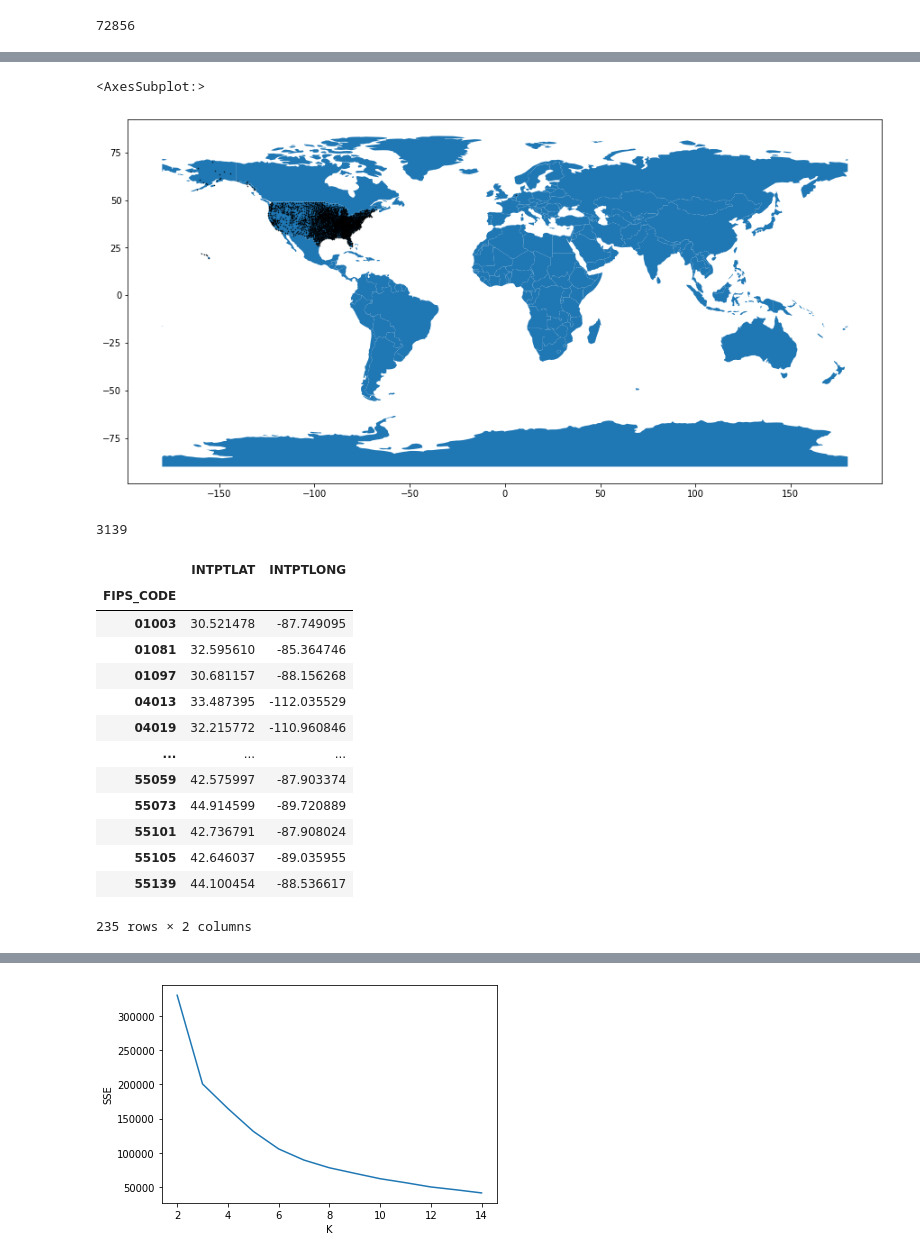
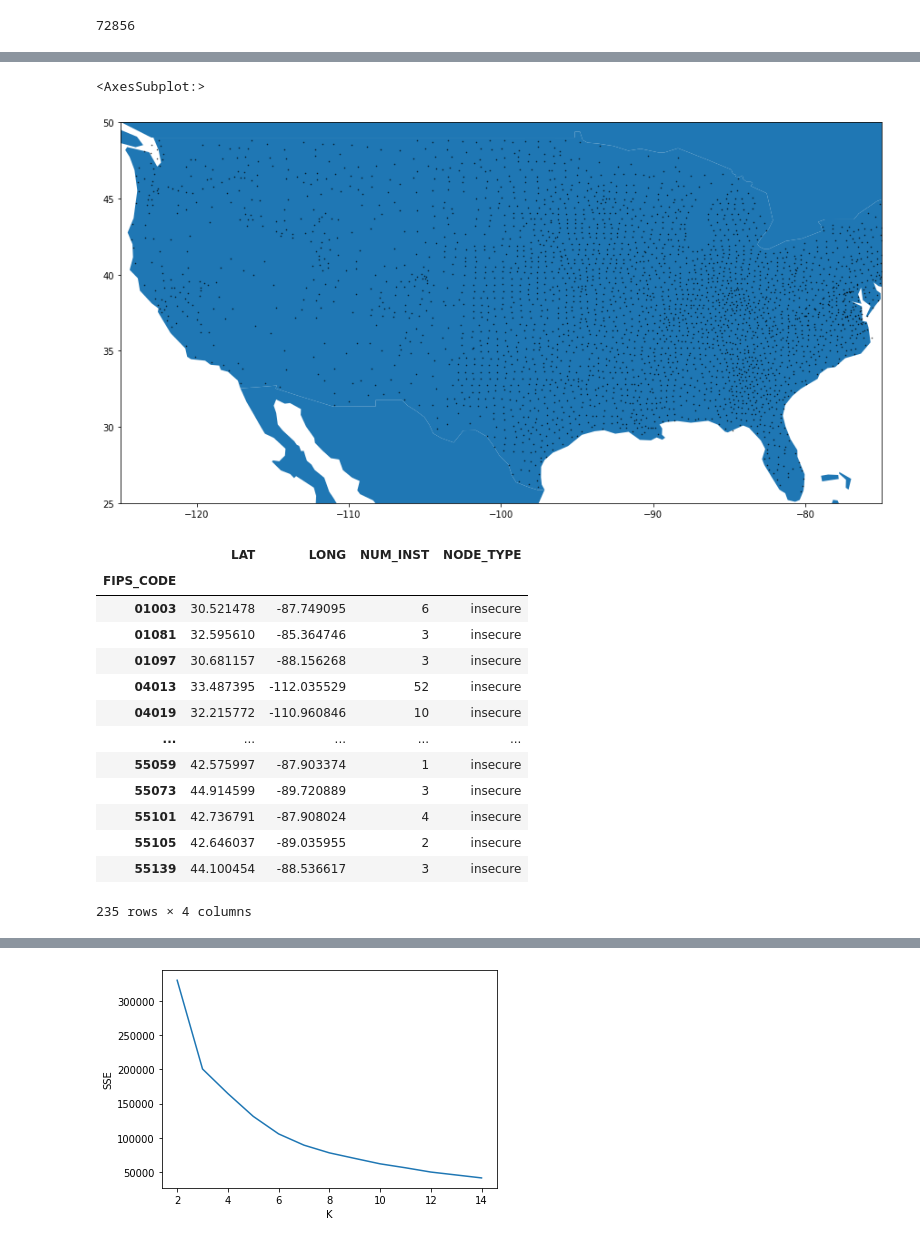
Before and after one commit to cgnik/school-datascience, a Jupyter notebook: food-census.ipynb, the cells around one changed output, grey strips where cells are left out. Saved outputs shown, nothing was run; the diff lists cells and outputs as text; code cells hidden in the pictures.

```diff
--- a/food-census.ipynb
+++ b/food-census.ipynb
@@ -412,6 +423,7 @@ len(found_deserts)
 # %% [output]
 72856
 # %%
-located_deserts = found_deserts.merge(counties, left_on='FIPS_CODE', right_on='FIPS_COUNTY')
+located_deserts = found_deserts.merge(counties, left_on='FIPS_CODE', right_on='FIPS_COUNTY').reset_index()
+located_deserts = located_deserts.rename(columns={'INTPTLAT':'LAT', 'INTPTLONG': 'LONG'})
 located_deserts
 # %% [output]
@@ -430,0 +443,3 @@ located_deserts
+# %%
+located_deserts['TOTAL_LOW_ACCESS_POP'] = located_deserts[['LAPOP1_10', 'LAPOP05_10', 'LAPOP1_20', 'LALOWI1_10', 'LALOWI05_10', 'LALOWI1_20']].sum(axis=1).astype(np.int)
+located_deserts['TOTAL_LOW_ACCESS_POP']
@@ -431,35 +461,36 @@ located_deserts
 # %%
-reduced_deserts = located_deserts[['FIPS_CODE', 'INTPTLONG', 'INTPTLAT']].groupby('FIPS_CODE').mean()
-reduced_deserts.drop_duplicates(inplace=True)
-insecure.NODE_TYPE = 'desert'
-desert_points = [Point(xy) for xy in reduced_deserts.to_numpy().tolist()]
+reduced_deserts = located_deserts.loc[:,['FIPS_CODE', 'LONG', 'LAT']].groupby('FIPS_CODE').mean()
+reduced_deserts['NUM_INST'] = located_deserts.loc[:,['FIPS_CODE', 'TOTAL_LOW_ACCESS_POP']].groupby('FIPS_CODE').sum()
+reduced_deserts['NODE_TYPE'] = 'desert'
+desert_points = [Point(xy) for xy in reduced_deserts[['LONG', 'LAT']].to_numpy().tolist()]
 desert_gdf = GeoDataFrame(geometry=desert_points)
 clust_world = gpd.read_file(gpd.datasets.get_path('naturalearth_lowres'))
-desert_gdf.plot(ax=clust_world.plot(figsize=(15, 9)), color='k', marker='o', alpha=0.8, markersize=0.3 )
+dax = clust_world.plot(figsize=(15, 9))
+dax.set_xlim(-125, -75)
+dax.set_ylim(25, 50)
+
+desert_gdf.plot(ax=dax, color='k', marker='o', alpha=0.8, markersize=0.3 )
 # %% [output]
 <AxesSubplot:>
-[figure, old version]
+[figure, new version]
-# %%
-reduced_deserts = reduced_deserts.reset_index()
-reduced_deserts.FIPS_CODE.unique().size
-# %% [output]
-3139
 # %%
-insecure_locations = insecure_locations.groupby('FIPS_CODE').mean()
-insecure_locations
+insecure_fips = insecure_locations.groupby('FIPS_CODE').mean()
+insecure_fips['NUM_INST'] = insecure_locations.groupby('FIPS_CODE')['NODE_TYPE'].count()
+insecure_fips['NODE_TYPE'] = 'insecure'
+insecure_fips
 # %% [output]
-|  | INTPTLAT | INTPTLONG |
-| FIPS_CODE |  |  |
-| 01003 | 30.521478 | -87.749095 |
-| 01081 | 32.595610 | -85.364746 |
-| 01097 | 30.681157 | -88.156268 |
-| 04013 | 33.487395 | -112.035529 |
-| 04019 | 32.215772 | -110.960846 |
-| ... | ... | ... |
-| 55059 | 42.575997 | -87.903374 |
-| 55073 | 44.914599 | -89.720889 |
-| 55101 | 42.736791 | -87.908024 |
-| 55105 | 42.646037 | -89.035955 |
-| 55139 | 44.100454 | -88.536617 |
+|  | LAT | LONG | NUM_INST | NODE_TYPE |
+| FIPS_CODE |  |  |  |  |
+| 01003 | 30.521478 | -87.749095 | 6 | insecure |
+| 01081 | 32.595610 | -85.364746 | 3 | insecure |
+| 01097 | 30.681157 | -88.156268 | 3 | insecure |
+| 04013 | 33.487395 | -112.035529 | 52 | insecure |
+| 04019 | 32.215772 | -110.960846 | 10 | insecure |
+| ... | ... | ... | ... | ... |
+| 55059 | 42.575997 | -87.903374 | 1 | insecure |
+| 55073 | 44.914599 | -89.720889 | 3 | insecure |
+| 55101 | 42.736791 | -87.908024 | 4 | insecure |
+| 55105 | 42.646037 | -89.035955 | 2 | insecure |
+| 55139 | 44.100454 | -88.536617 | 3 | insecure |
-235 rows × 2 columns
+235 rows × 4 columns
 # %%
```
Also changed, not shown: parts of 14 cells of this notebook.
